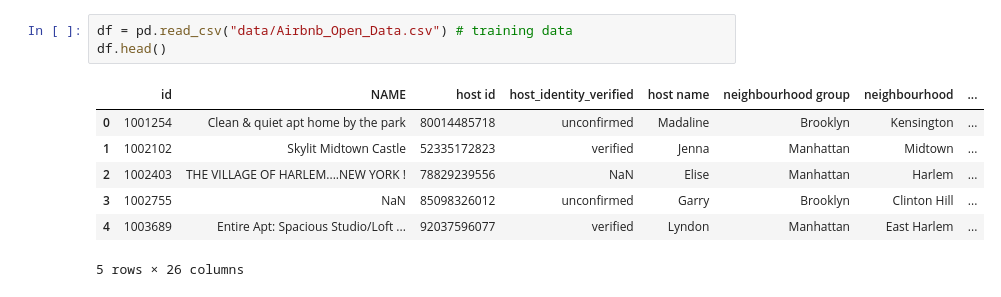
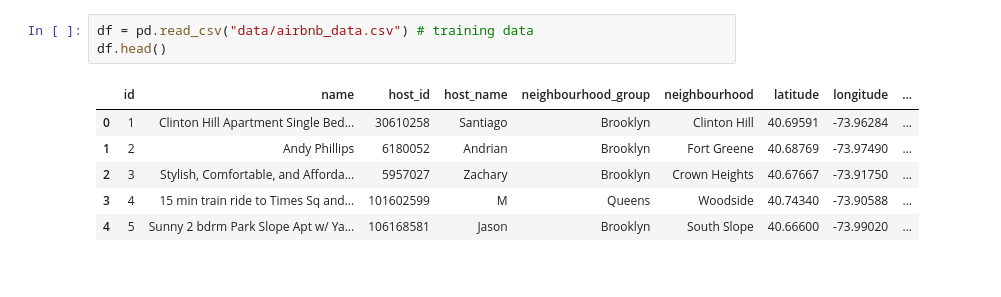
Before and after one commit to Raymon-Watson/Machine-Learning--Projects, a Jupyter notebook: Regression/airbnb/Airbnb_analysis.ipynb, the cells around one changed output. Drawn from its saved outputs; the diff is of its cells as text.

```diff
--- a/Regression/airbnb/Airbnb_analysis.ipynb
+++ b/Regression/airbnb/Airbnb_analysis.ipynb
@@ -8,11 +23,10 @@ import seaborn as sns
 # %%
-df = pd.read_csv("data/Airbnb_Open_Data.csv") # training data
+df = pd.read_csv("data/airbnb_data.csv") # training data
 df.head()
 # %% [output]
-|  | id | NAME | host id | host_identity_verified | host name | neighbourhood group | neighbourhood | ... |
-| 0 | 1001254 | Clean & quiet apt home by the park | 80014485718 | unconfirmed | Madaline | Brooklyn | Kensington | ... |
-| 1 | 1002102 | Skylit Midtown Castle | 52335172823 | verified | Jenna | Manhattan | Midtown | ... |
-| 2 | 1002403 | THE VILLAGE OF HARLEM....NEW YORK ! | 78829239556 | NaN | Elise | Manhattan | Harlem | ... |
-| 3 | 1002755 | NaN | 85098326012 | unconfirmed | Garry | Brooklyn | Clinton Hill | ... |
-| 4 | 1003689 | Entire Apt: Spacious Studio/Loft ... | 92037596077 | verified | Lyndon | Manhattan | East Harlem | ... |
+|  | id | name | host_id | host_name | neighbourhood_group | neighbourhood | latitude | longitude | ... |
+| 0 | 1 | Clinton Hill Apartment Single Bed... | 30610258 | Santiago | Brooklyn | Clinton Hill | 40.69591 | -73.96284 | ... |
+| 1 | 2 | Andy Phillips | 6180052 | Andrian | Brooklyn | Fort Greene | 40.68769 | -73.97490 | ... |
+| 2 | 3 | Stylish, Comfortable, and Afforda... | 5957027 | Zachary | Brooklyn | Crown Heights | 40.67667 | -73.91750 | ... |
+| 3 | 4 | 15 min train ride to Times Sq and... | 101602599 | M | Queens | Woodside | 40.74340 | -73.90588 | ... |
+| 4 | 5 | Sunny 2 bdrm Park Slope Apt w/ Ya... | 106168581 | Jason | Brooklyn | South Slope | 40.66600 | -73.99020 | ... |
-5 rows × 26 columns
```
Also changed, not shown: parts of 45 cells of this notebook, 2 other files.
